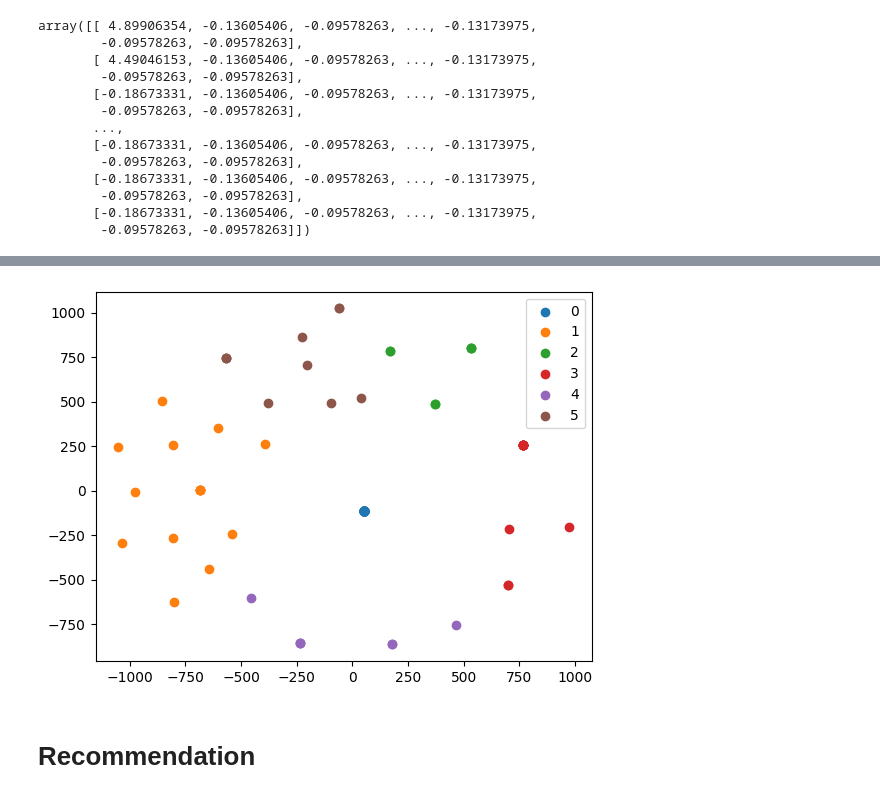
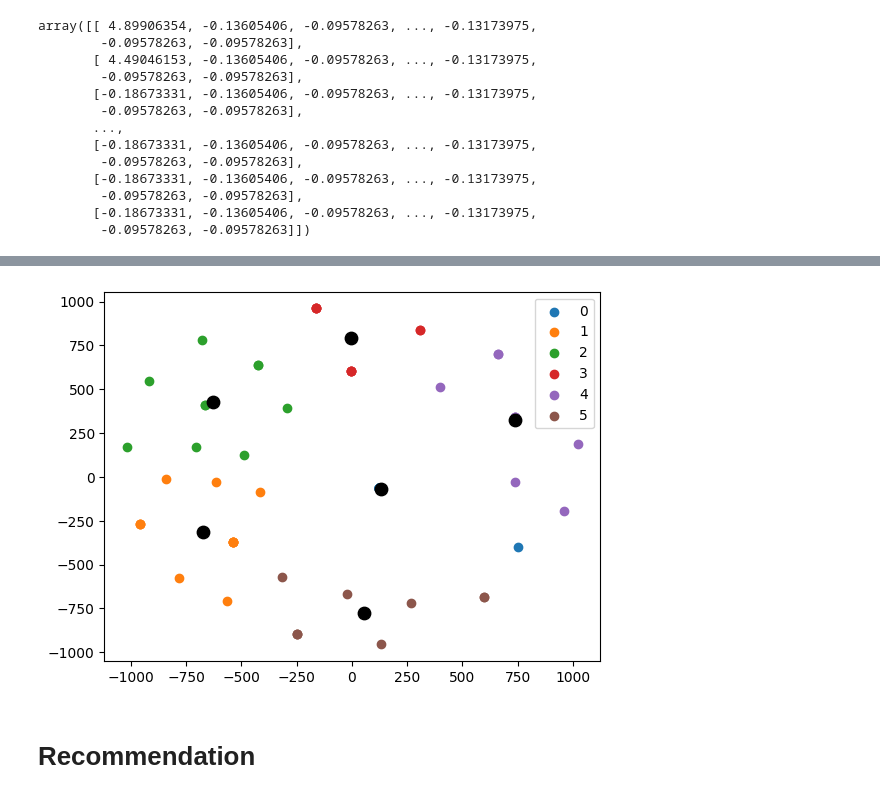
Before and after one commit to JohnKang0720/course_recommender, a Jupyter notebook: recommendation.ipynb, the cells around one changed output, grey strips where cells are left out. Cells and saved outputs as stored; diff of their text form; code cells hidden in the pictures.

Commit message:
continued prereq recommendation

```diff
--- a/recommendation.ipynb
+++ b/recommendation.ipynb
@@ -313,0 +308,9 @@ pca_search(pca_prereqs)
+# %%
+pca_reqs_tsne = TSNE(n_components=2)
+pca_prereqs_tsne = pca_reqs_tsne.fit_transform(vectorized_prereqs)
+
+pca_reqs_kernel = KernelPCA(n_components=30, kernel="rbf")
+pca_prereqs_kernel = pca_reqs_kernel.fit_transform(vectorized_prereqs)
+
+pca_reqs = PCA(n_components=30)
+pca_prereqs = pca_reqs.fit_transform(vectorized_prereqs)
@@ -314,7 +329,7 @@ pca_search(pca_prereqs)
 # %%
-kmeans_3,with_label_3 = return_optimal(KMeans(n_clusters=6, init="k-means++", random_state=18, max_iter=500), pca_prereqs)
+kmeans_3,with_label_4 = return_optimal(KMeans(n_clusters=6, random_state=18, init="k-means++"), pca_prereqs_tsne)
 # %% [output]
-[figure, old version]
+[figure, new version]
 # %% [markdown]
 # Recommendation
 # %%
```
Also changed, not shown: parts of 24 cells of this notebook.
